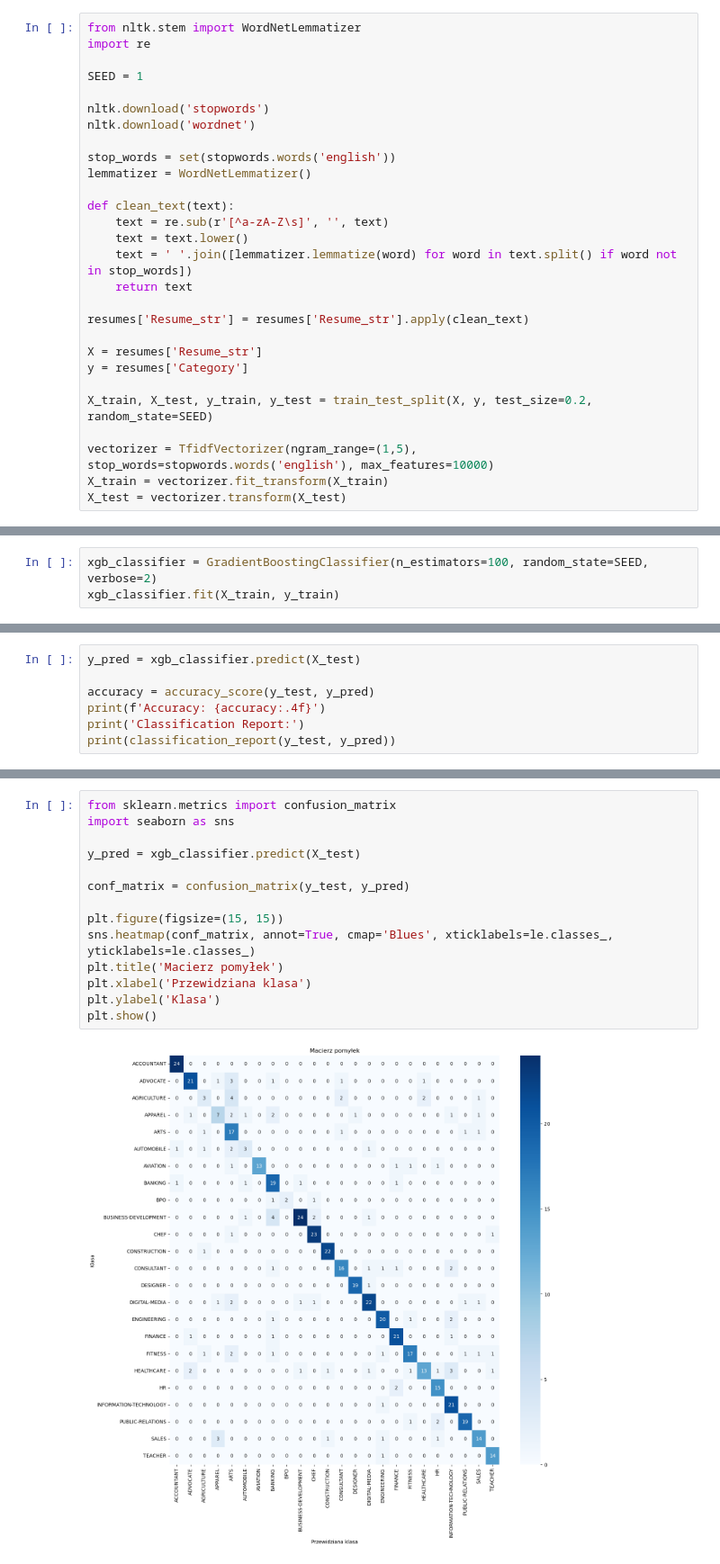
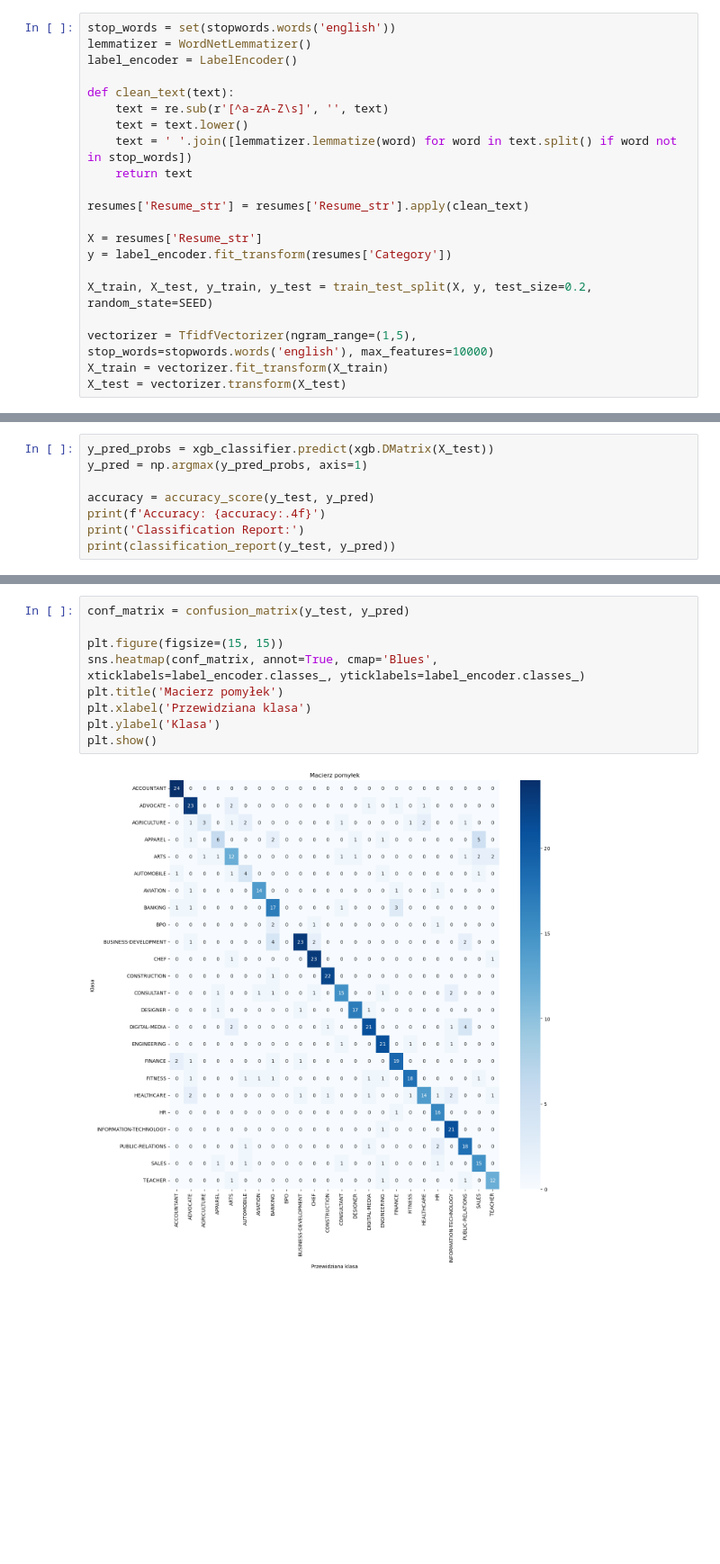
Before and after one commit to wojtek2288/resume-analysis, a Jupyter notebook: model/resume_classification.ipynb, the cells around one changed output, grey strips where cells are left out. Shown: that part at 90% size. Cells and saved outputs as stored; diff of their text form; blank space fills up the shorter version.

```diff
--- a/model/resume_classification.ipynb
+++ b/model/resume_classification.ipynb
@@ -26,14 +51,7 @@ resumes.head()
 # %%
-from nltk.stem import WordNetLemmatizer
-import re
-
-SEED = 1
-
-nltk.download('stopwords')
-nltk.download('wordnet')
-
 stop_words = set(stopwords.words('english'))
 lemmatizer = WordNetLemmatizer()
+label_encoder = LabelEncoder()
 
 def clean_text(text):
     text = re.sub(r'[^a-zA-Z\s]', '', text)
@@ -44,7 +62,7 @@ def clean_text(text):
 resumes['Resume_str'] = resumes['Resume_str'].apply(clean_text)
 
 X = resumes['Resume_str']
-y = resumes['Category']
+y = label_encoder.fit_transform(resumes['Category'])
 
 X_train, X_test, y_train, y_test = train_test_split(X, y, test_size=0.2, random_state=SEED)
 
@@ -61,3 +71,0 @@ X_test = vectorizer.transform(X_test)
-# %%
-xgb_classifier = GradientBoostingClassifier(n_estimators=100, random_state=SEED, verbose=2)
-xgb_classifier.fit(X_train, y_train)
@@ -109,0 +139,8 @@ for y_train_pred, y_test_pred in zip(xgb_classifier.staged_predict_proba(X_train
+# %%
+y_pred_probs = xgb_classifier.predict(xgb.DMatrix(X_test))
+y_pred = np.argmax(y_pred_probs, axis=1)
+
+accuracy = accuracy_score(y_test, y_pred)
+print(f'Accuracy: {accuracy:.4f}')
+print('Classification Report:')
+print(classification_report(y_test, y_pred))
@@ -136,7 +194,0 @@ plt.show()
-# %%
-y_pred = xgb_classifier.predict(X_test)
-
-accuracy = accuracy_score(y_test, y_pred)
-print(f'Accuracy: {accuracy:.4f}')
-print('Classification Report:')
-print(classification_report(y_test, y_pred))
@@ -161,16 +197,11 @@ Classification Report:
 # %%
-from sklearn.metrics import confusion_matrix
-import seaborn as sns
-
-y_pred = xgb_classifier.predict(X_test)
-
 conf_matrix = confusion_matrix(y_test, y_pred)
 
 plt.figure(figsize=(15, 15))
-sns.heatmap(conf_matrix, annot=True, cmap='Blues', xticklabels=le.classes_, yticklabels=le.classes_)
+sns.heatmap(conf_matrix, annot=True, cmap='Blues', xticklabels=label_encoder.classes_, yticklabels=label_encoder.classes_)
 plt.title('Macierz pomyłek')
 plt.xlabel('Przewidziana klasa')
 plt.ylabel('Klasa')
 plt.show()
 # %% [output]
-[figure, old version]
+[figure, new version]
```
Also changed, not shown: parts of 23 cells of this notebook.
